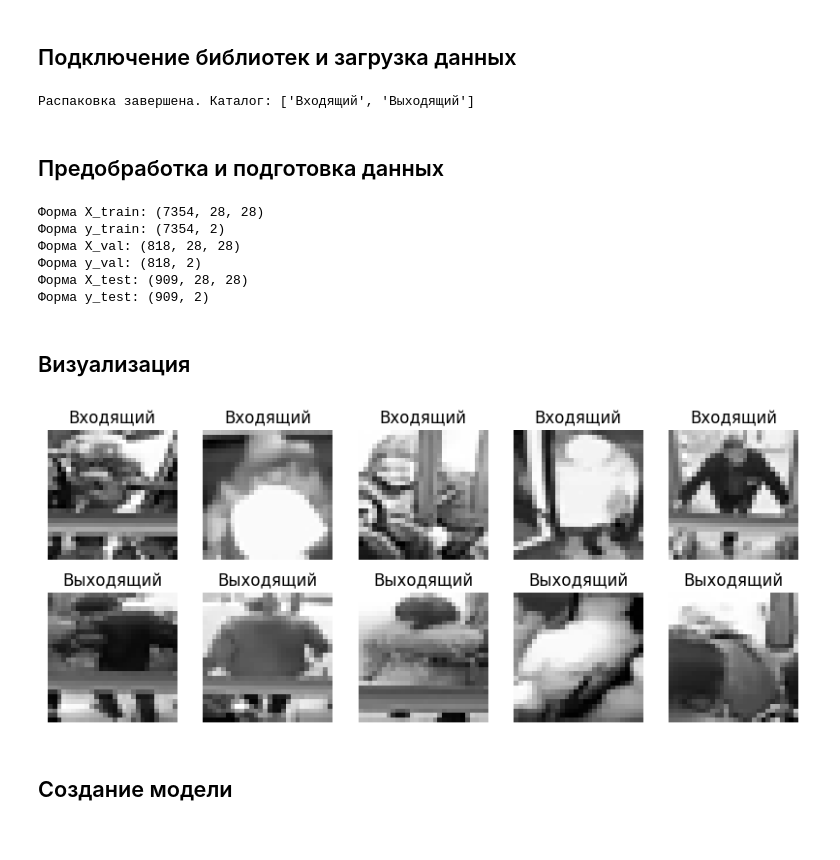
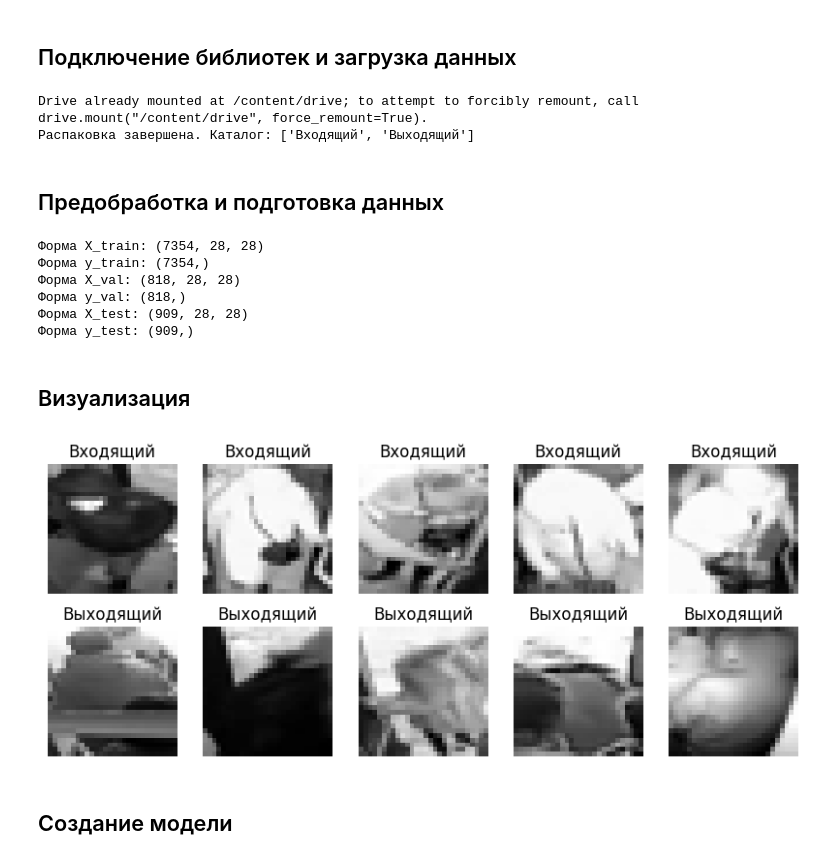
Before and after one commit to bohemiaaaaa/Lab2_Neural-networks, a Jupyter notebook: homework/Tensorflow/Базовый блок. Обучающая, проверочная и тестовая выборки. Переобучение НС ДЗ Ultra Pro.ipynb, the cells around one changed output. Saved outputs shown, nothing was run; the diff lists cells and outputs as text; code cells hidden in the pictures.

```diff
--- a/homework/Tensorflow/Базовый блок. Обучающая, проверочная и тестовая выборки. Переобучение НС ДЗ Ultra Pro.ipynb
+++ b/homework/Tensorflow/Базовый блок. Обучающая, проверочная и тестовая выборки. Переобучение НС ДЗ Ultra Pro.ipynb
@@ -27,16 +27,18 @@ import tensorflow as tf
 from tensorflow.keras.models import Sequential
 from tensorflow.keras.layers import Dense, Dropout, Flatten
 from tensorflow.keras.optimizers import Adam
-from tensorflow.keras.utils import to_categorical
 
 # Для разделения данных на выборки
 from sklearn.model_selection import train_test_split
+
+from google.colab import drive
+drive.mount('/content/drive')
 
 # Отображение графиков прямо в ноутбуке
 %matplotlib inline
 
 # Пути к архиву и папке для распаковки
-zip_path = "bus.zip"
+zip_path = "/content/drive/MyDrive/bus.zip"
 extract_path = "bus_data"
 
 # Распаковка архива
@@ -45,6 +47,7 @@ with zipfile.ZipFile(zip_path, 'r') as zip_ref:
 
 print("Распаковка завершена. Каталог:", os.listdir(extract_path))
 # %% [output]
+Drive already mounted at /content/drive; to attempt to forcibly remount, call drive.mount("/content/drive", force_remount=True).
 Распаковка завершена. Каталог: ['Входящий', 'Выходящий']
 # %% [markdown]
 ## Предобработка и подготовка данных
@@ -71,7 +74,7 @@ for label, cls in enumerate(classes):
 
 # Преобразуем списки в numpy массивы
 X = np.array(images, dtype="float32") / 255.0  # нормализация
-y = to_categorical(np.array(labels), num_classes=2)
+y = np.array(labels)  # теперь просто целые числа (0 или 1), без to_categorical
 
 # Разделение на обучающую, проверочную и тестовую выборки
 X_train_full, X_test, y_train_full, y_test = train_test_split(X, y, test_size=0.1, random_state=42, shuffle=True)
@@ -85,29 +88,29 @@ print("Форма X_test:", X_test.shape)
 print("Форма y_test:", y_test.shape)
 # %% [output]
 Форма X_train: (7354, 28, 28)
-Форма y_train: (7354, 2)
+Форма y_train: (7354,)
 Форма X_val: (818, 28, 28)
-Форма y_val: (818, 2)
+Форма y_val: (818,)
 Форма X_test: (909, 28, 28)
-Форма y_test: (909, 2)
+Форма y_test: (909,)
 # %% [markdown]
 ## Визуализация
 # %%
 # Показываем по 5 изображений из каждого класса
 plt.figure(figsize=(10,4))
 for i in range(5):
     plt.subplot(2,5,i+1)
-    plt.imshow(X_train[y_train[:,0]==1][i], cmap="gray")
+    plt.imshow(X_train[y_train == 0][i], cmap="gray")
     plt.axis("off")
     plt.title("Входящий")
 
     plt.subplot(2,5,i+6)
-    plt.imshow(X_train[y_train[:,1]==1][i], cmap="gray")
+    plt.imshow(X_train[y_train == 1][i], cmap="gray")
     plt.axis("off")
     plt.title("Выходящий")
 plt.show()
 # %% [output]
-[figure, old version]
+[figure, new version]
 # %% [markdown]
 ## Создание модели
 # %%
```
Also changed, not shown: parts of 4 cells of this notebook.
